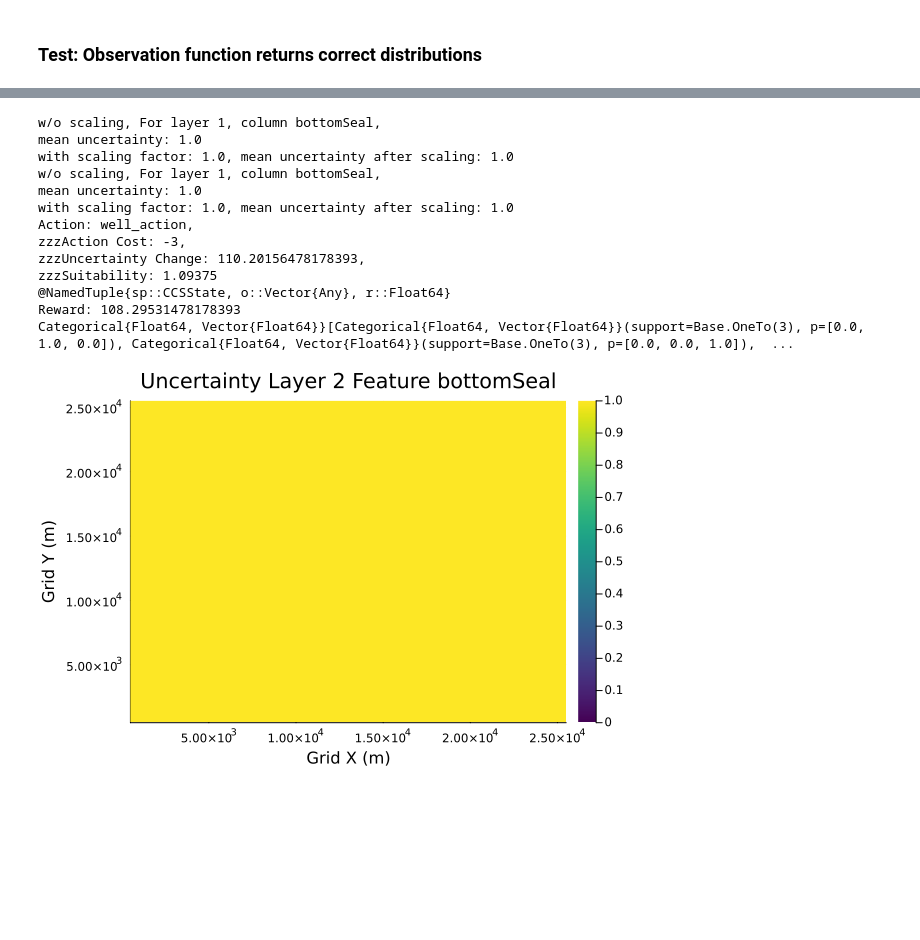
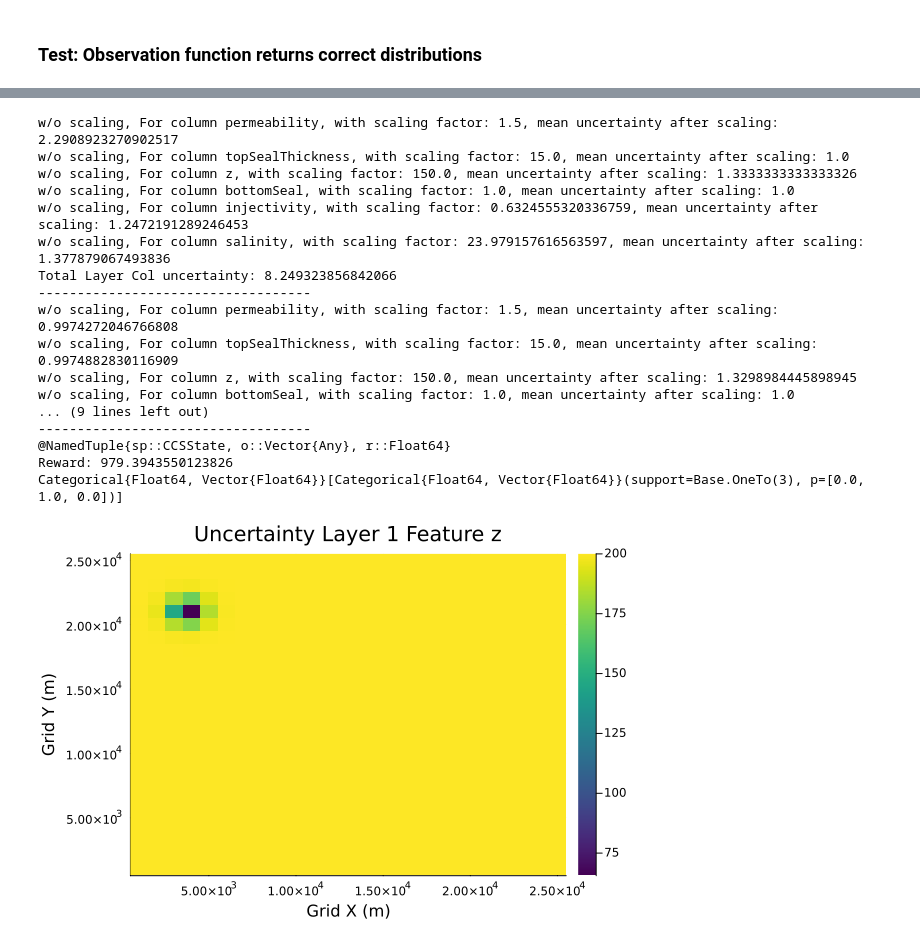
Before and after one commit to sisl/CGS_CCS, a Jupyter notebook: scripts/scratch.ipynb, the cells around one changed output, grey strips where cells are left out. Cells and saved outputs as stored; diff of their text form; code cells hidden in the pictures; blank space fills up the shorter version.

```diff
--- a/scripts/scratch.ipynb
+++ b/scripts/scratch.ipynb
@@ -24,6 +24,6 @@ include("../src/config.jl");
 include("../src/pomdp.jl")
 # pomdp = CCSPOMDP();
 
-FEATURE = :bottomSeal
+FEATURE = :z
 # %% [output]
 WARNING: redefinition of constant Main.FEATURE_NAMES. This may fail, cause incorrect answers, or produce other errors.
@@ -63,23 +69,27 @@ Categorical{Float64, Vector{Float64}}[Categorical{Float64, Vector{Float64}}(supp
 # %%
 curstate = rand(initialstate(pomdp))
 step = POMDPs.gen(pomdp, curstate, all_actions[2], nothing)
 println(typeof(step), "\nReward: ", step.r)
 curstate = step.sp
 
 println(curstate.rocktype_belief)
-visualize_uncertainty(curstate, 2, FEATURE)
+visualize_uncertainty(curstate, 1, FEATURE)
 # %% [output]
-w/o scaling, For layer 1, column bottomSeal,
-mean uncertainty: 1.0
-with scaling factor: 1.0, mean uncertainty after scaling: 1.0
-w/o scaling, For layer 1, column bottomSeal,
-mean uncertainty: 1.0
-with scaling factor: 1.0, mean uncertainty after scaling: 1.0
-Action: well_action,
-zzzAction Cost: -3,
-zzzUncertainty Change: 110.20156478178393,
-zzzSuitability: 1.09375
+w/o scaling, For column permeability, with scaling factor: 1.5, mean uncertainty after scaling: 2.2908923270902517
+w/o scaling, For column topSealThickness, with scaling factor: 15.0, mean uncertainty after scaling: 1.0
+w/o scaling, For column z, with scaling factor: 150.0, mean uncertainty after scaling: 1.3333333333333326
+w/o scaling, For column bottomSeal, with scaling factor: 1.0, mean uncertainty after scaling: 1.0
+w/o scaling, For column injectivity, with scaling factor: 0.6324555320336759, mean uncertainty after scaling: 1.2472191289246453
+w/o scaling, For column salinity, with scaling factor: 23.979157616563597, mean uncertainty after scaling: 1.377879067493836
+Total Layer Col uncertainty: 8.249323856842066
+-----------------------------------
+w/o scaling, For column permeability, with scaling factor: 1.5, mean uncertainty after scaling: 0.9974272046766808
+w/o scaling, For column topSealThickness, with scaling factor: 15.0, mean uncertainty after scaling: 0.9974882830116909
+w/o scaling, For column z, with scaling factor: 150.0, mean uncertainty after scaling: 1.3298984445898945
+w/o scaling, For column bottomSeal, with scaling factor: 1.0, mean uncertainty after scaling: 1.0
+... (9 lines left out)
+-----------------------------------
 @NamedTuple{sp::CCSState, o::Vector{Any}, r::Float64}
-Reward: 108.29531478178393
-Categorical{Float64, Vector{Float64}}[Categorical{Float64, Vector{Float64}}(support=Base.OneTo(3), p=[0.0, 1.0, 0.0]), Categorical{Float64, Vector{Float64}}(support=Base.OneTo(3), p=[0.0, 0.0, 1.0]),  ...
+Reward: 979.3943550123826
+Categorical{Float64, Vector{Float64}}[Categorical{Float64, Vector{Float64}}(support=Base.OneTo(3), p=[0.0, 1.0, 0.0])]
-[figure, old version]
+[figure, new version]
```
Also changed, not shown: parts of 4 cells of this notebook, 4 other files.
